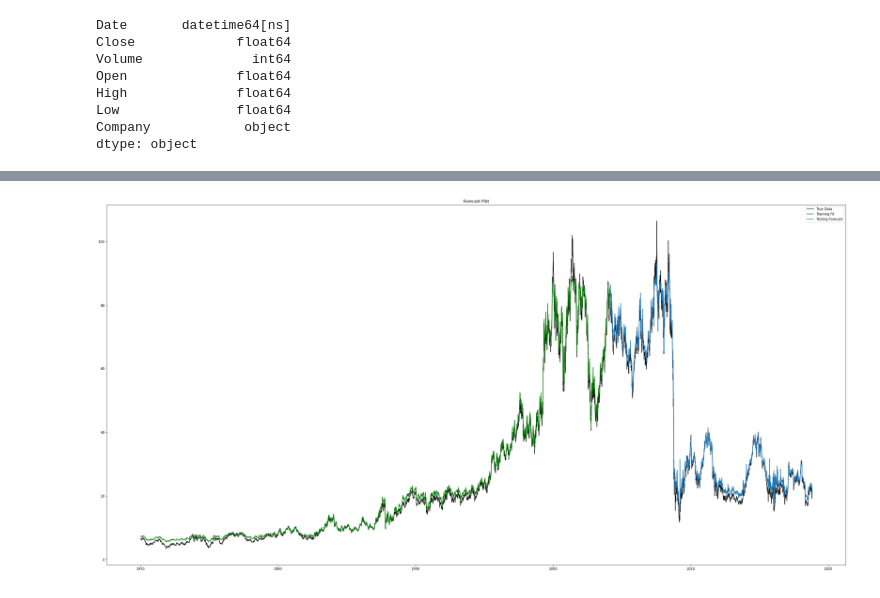
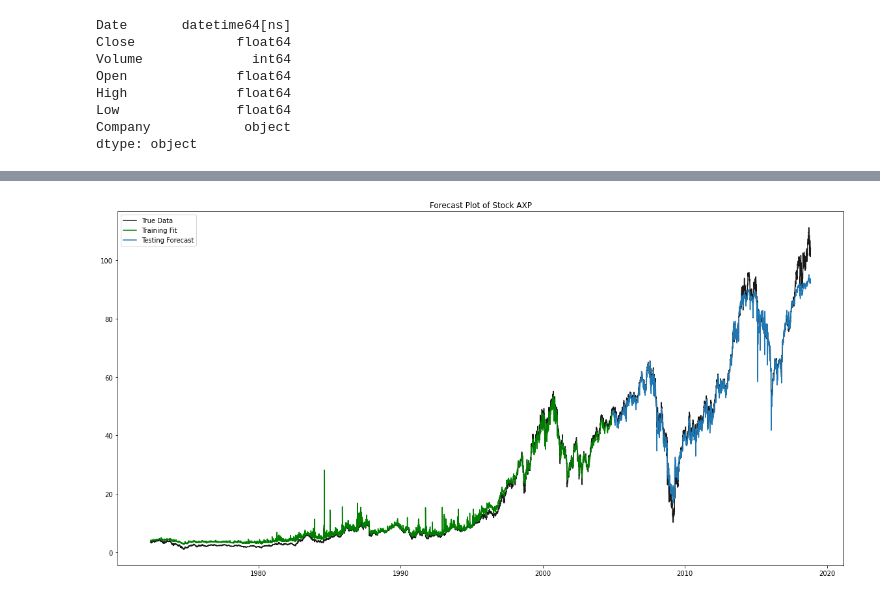
Before and after one commit to sfwtopoulos/stocks, a Jupyter notebook: Stocks_seq_final.ipynb, the cells around one changed output, grey strips where cells are left out. Saved outputs shown, nothing was run; the diff lists cells and outputs as text; code cells hidden in the pictures.

```diff
--- a/Stocks_seq_final.ipynb
+++ b/Stocks_seq_final.ipynb
@@ -202,6 +184,6 @@ dfstocks.Company.unique()
 # %%
 #Company Chosen
-comp="ARNC"
+comp="AXP"
 # %%
 #dfstocks[dfstocks['Company'].str.contains("AMZN")]
 sub_split=dfstocks[dfstocks['Company'].str.contains(comp)]
@@ -436,5 +403,5 @@ test_y shape=(3696, 1, 5)
 # %%
-load_from_checkpoint=False;
+load_from_checkpoint=True;
 
 seq_lstm_model=None
 if load_from_checkpoint:
@@ -592,24 +527,24 @@ testPredict = scaler_Close.inverse_transform(testPredict.\
 # %%
 # plot the true and forecasted values
 split_ratio = len(trainPredict)+1
 
 plt.plot(sub_split_date.Date,
           sub_split.Close.values,c='black',
           alpha=0.9,label='True Data')
 
 plt.plot(sub_split_date.Date[1:split_ratio],
           trainPredict,label='Training Fit',c='g')
 
 # plt.plot(sub_split_date.Date[split_ratio+1:],
 #           testPredict[:test_x.shape[1]],label='Testing Forecast')
 
 plt.plot(sub_split_date.Date[split_ratio:],
           testPredict[:test_x.shape[0]],label='Testing Forecast')
 
-plt.title('Forecast Plot')
+plt.title('Forecast Plot of Stock ' + comp)
 plt.legend()
 #plt.show()
-plt.rcParams["figure.figsize"] = (40,20)
+plt.rcParams["figure.figsize"] = (20,10)
 plt.show()
 # %% [output]
-[figure, old version]
+[figure, new version]
```
Also changed, not shown: parts of 25 cells of this notebook.
